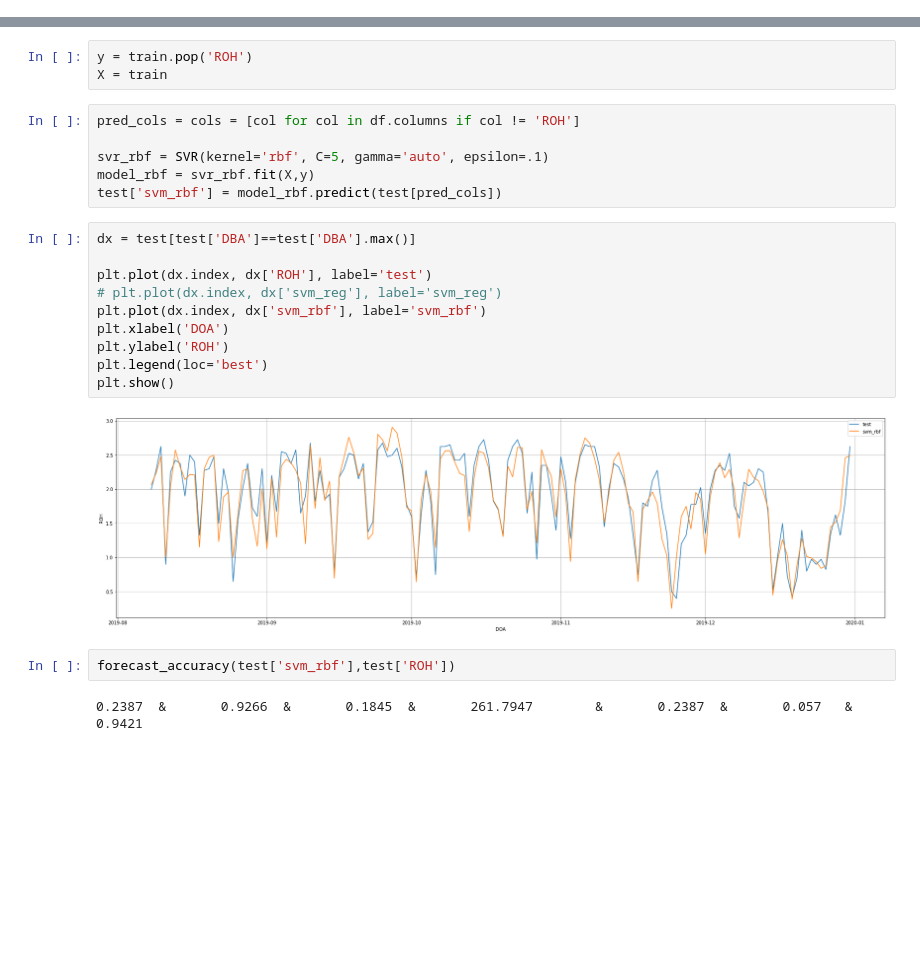
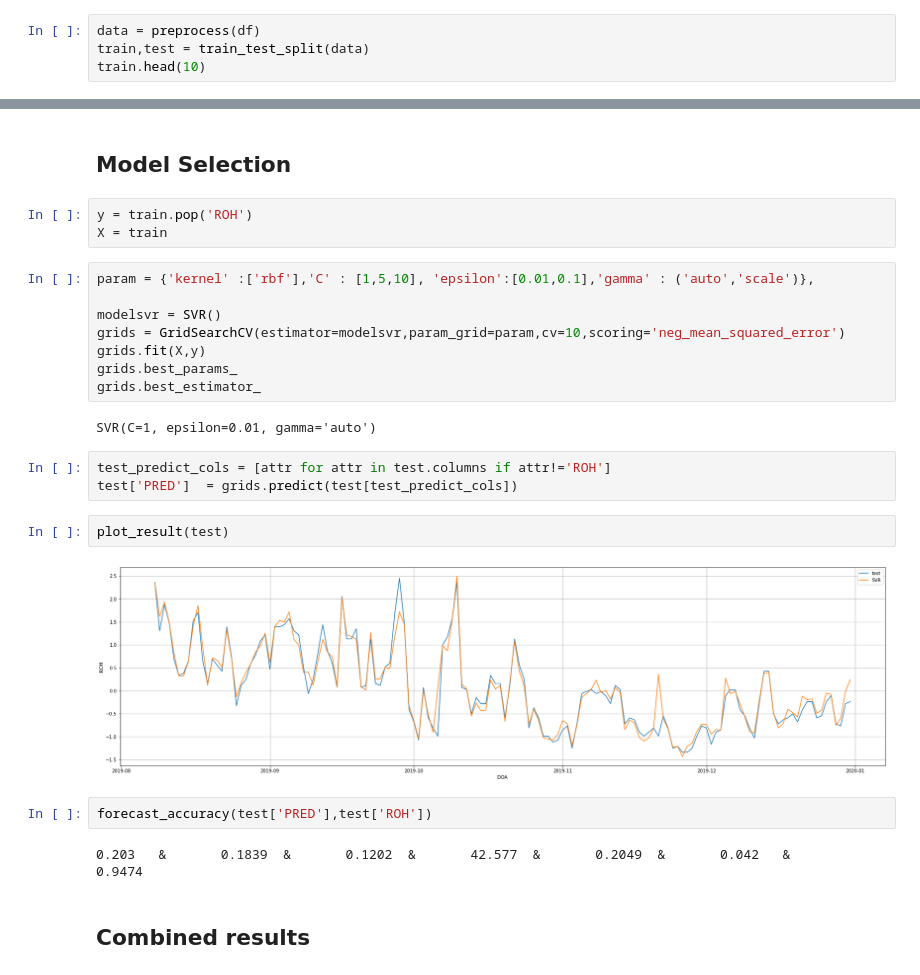
Before and after one commit to ahmadabdullah247/thesis, a Jupyter notebook: GroupHotel/SVR.ipynb, the cells around one changed output, grey strips where cells are left out. Saved outputs shown, nothing was run; the diff lists cells and outputs as text; blank space fills up the shorter version.

```diff
--- a/GroupHotel/SVR.ipynb
+++ b/GroupHotel/SVR.ipynb
@@ -101,0 +120,4 @@ plot_train_test(train,test)
+# %%
+data = preprocess(df)
+train,test = train_test_split(data)
+train.head(10)
@@ -102,25 +141,28 @@ plot_train_test(train,test)
+# %% [markdown]
+## Model Selection
 # %%
 y = train.pop('ROH')
 X = train
-# %%
-pred_cols = cols = [col for col in df.columns if col != 'ROH']
-
-svr_rbf = SVR(kernel='rbf', C=5, gamma='auto', epsilon=.1)
-model_rbf = svr_rbf.fit(X,y)
-test['svm_rbf'] = model_rbf.predict(test[pred_cols])
-# %%
-dx = test[test['DBA']==test['DBA'].max()]
-
-plt.plot(dx.index, dx['ROH'], label='test')
-# plt.plot(dx.index, dx['svm_reg'], label='svm_reg')
-plt.plot(dx.index, dx['svm_rbf'], label='svm_rbf')
-plt.xlabel('DOA')
-plt.ylabel('ROH')
-plt.legend(loc='best')
-plt.show()
-# %% [output]
-[figure, removed]
+# %%
+param = {'kernel' :['rbf'],'C' : [1,5,10], 'epsilon':[0.01,0.1],'gamma' : ('auto','scale')},
+
+modelsvr = SVR()
+grids = GridSearchCV(estimator=modelsvr,param_grid=param,cv=10,scoring='neg_mean_squared_error')
+grids.fit(X,y)
+grids.best_params_
+grids.best_estimator_
+# %% [output]
+SVR(C=1, epsilon=0.01, gamma='auto')
+# %%
+test_predict_cols = [attr for attr in test.columns if attr!='ROH']
+test['PRED']  = grids.predict(test[test_predict_cols])
+# %%
+plot_result(test)
+# %% [output]
+[figure, added]
 # %%
-forecast_accuracy(test['svm_rbf'],test['ROH'])
+forecast_accuracy(test['PRED'],test['ROH'])
 # %% [output]
-0.2387  &       0.9266  &       0.1845  &       261.7947        &       0.2387  &       0.057   &       0.9421
+0.203   &       0.1839  &       0.1202  &       42.577  &       0.2049  &       0.042   &       0.9474
+# %% [markdown]
+## Combined results
```
Also changed, not shown: parts of 14 cells of this notebook, 12 other files.
